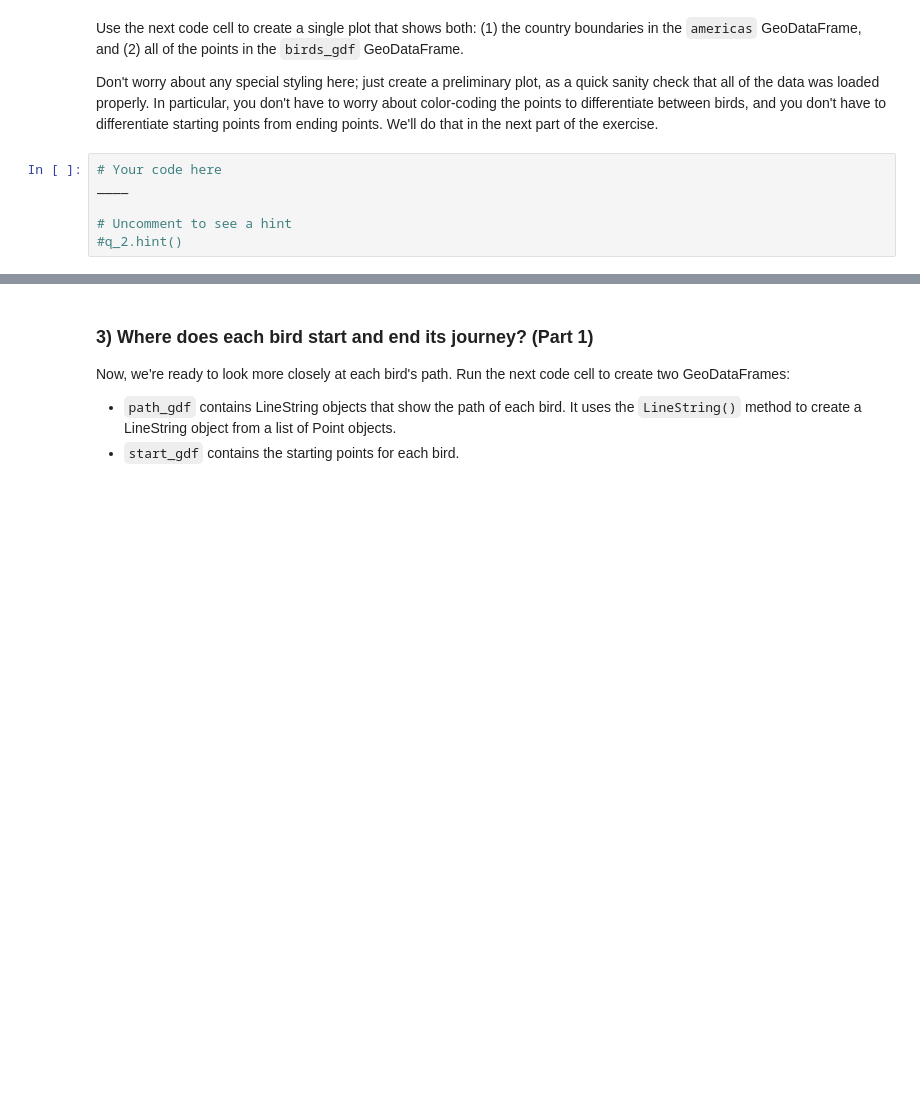
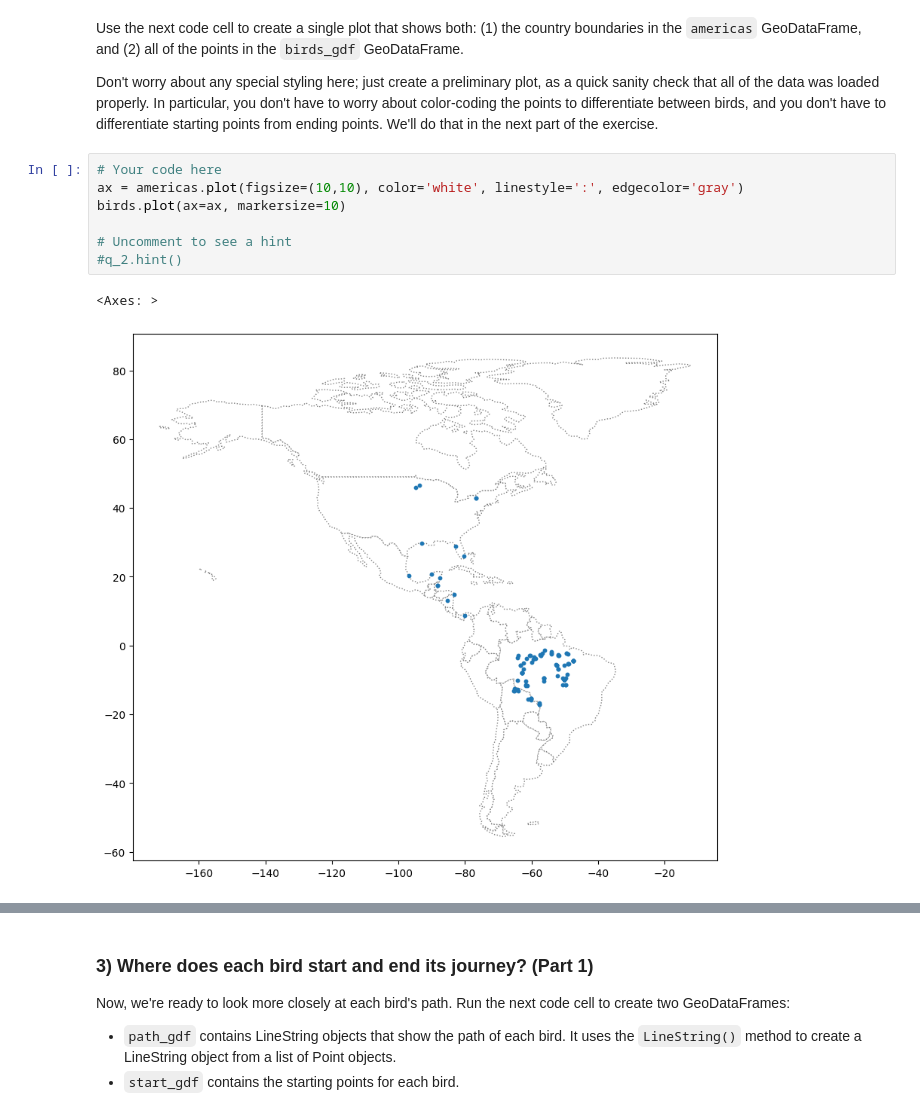
Before and after one commit to ubinix-warun/kaggle-notebook, a Jupyter notebook: geospatial-analysis/exercise-coordinate-reference-systems.ipynb, the cells around one changed output, grey strips where cells are left out. Cells and saved outputs as stored; diff of their text form; blank space fills up the shorter version.

```diff
--- a/geospatial-analysis/exercise-coordinate-reference-systems.ipynb
+++ b/geospatial-analysis/exercise-coordinate-reference-systems.ipynb
@@ -79,10 +86,14 @@ Use the next code cell to create a single plot that shows both: (1) the country
 Don't worry about any special styling here; just create a preliminary plot, as a quick sanity check that all of the data was loaded properly.  In particular, you don't have to worry about color-coding the points to differentiate between birds, and you don't have to differentiate starting points from ending points.  We'll do that in the next part of the exercise.
 # %%
 # Your code here
-____
+ax = americas.plot(figsize=(10,10), color='white', linestyle=':', edgecolor='gray')
+birds.plot(ax=ax, markersize=10)
 
 # Uncomment to see a hint
 #q_2.hint()
+# %% [output]
+<Axes: >
+[figure, added]
 # %%
 # Get credit for your work after you have created a map
 q_2.check()
```
Also changed, not shown: parts of 6 cells of this notebook.
